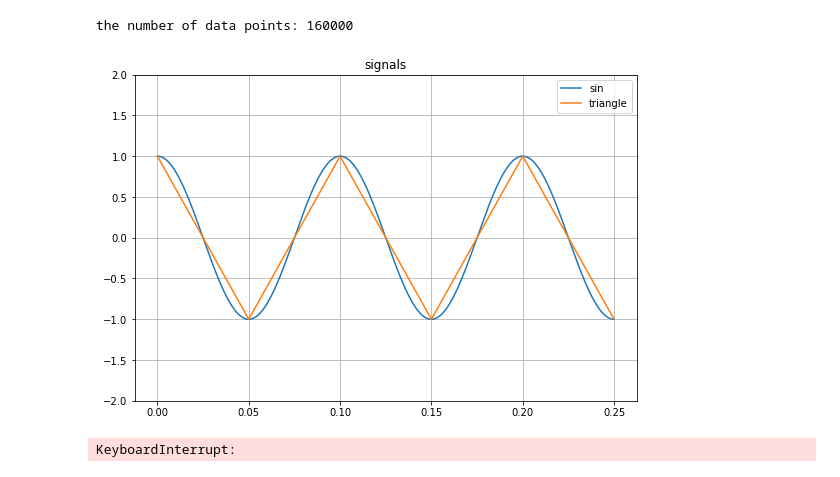
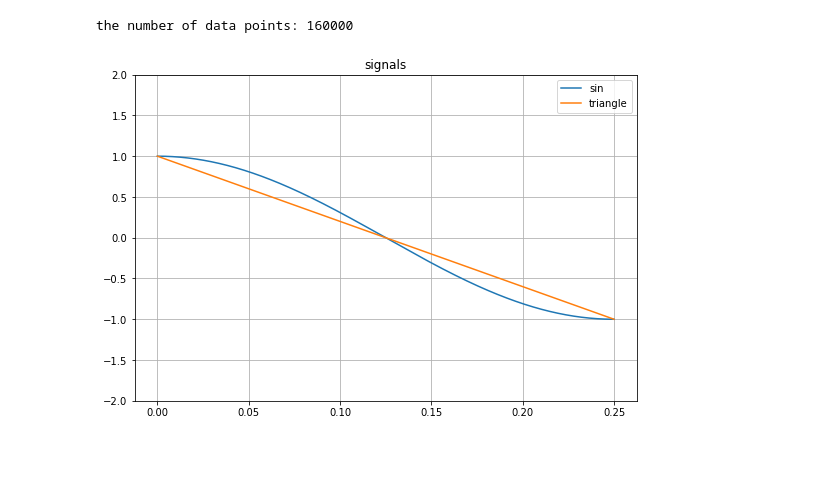
Before and after one commit to cross32768/WaveCycleGAN_experiment, a Jupyter notebook: WaveCycleGAN.ipynb, the cells around one changed output. Cells and saved outputs as stored; diff of their text form; code cells hidden in the pictures.

```diff
--- a/WaveCycleGAN.ipynb
+++ b/WaveCycleGAN.ipynb
@@ -13,26 +13,26 @@ import tensorboardX as tbx
 # %%
 # 学習に使う人工データの生成
 sampling_rate = 16000  # サンプリング周波数 [Hz]
 len_seconds = 10  # データの波形の秒数 [s]
-f_original = 10  # データの波形の周波数
+f_original = 2  # データの波形の周波数
 t = np.arange(0, len_seconds, 1 / sampling_rate)  # サンプリング点
 x_signal = np.cos(2 * np.pi * f_original * t).astype(np.float32)  # 正弦波の生成
 y_signal = np.array(sawtooth(2 * np.pi * f_original * t + np.pi, 0.5)).astype(np.float32)  # 三角波の生成
 print('the number of data points:', len(x_signal))
 
 # 原信号を描画する
 %matplotlib inline
 plt.figure(figsize = (9, 6))
 plt.plot(t[:4000], x_signal[:4000], label='sin')
 plt.plot(t[:4000], y_signal[:4000], label='triangle')
 plt.title('signals')
 plt.ylim([-2.0, 2.0])
 plt.grid()
 plt.legend()
 plt.show()
 # %% [output]
 the number of data points: 160000
-[figure, old version]
+[figure, new version]
 # %%
 class UnpairedWaveDataset(Dataset):
     def __init__(self, x, y, length, sync, transform=None):
@@ -226,18 +226,16 @@ def train(data_loader):
 
     return loss_overall, losses_overall, losses_adv
 # %%
-n_epochs = 5
+n_epochs = 50
 writer = tbx.SummaryWriter('./log/exp-1')
 
 for epoch in range(n_epochs):
     loss_overall, losses_overall, losses_adv = train(train_loader)
-    writer.add_scalar('overall loss', loss_overall)
-    writer.add_scalar('overall details/adversarial loss', losses_overall[0])
-    writer.add_scalar('overall details/cycle consistency loss', losses_overall[1])
-    writer.add_scalar('overall details/identity mapping loss', losses_overall[2])
-    writer.add_scalar('adversarial details/generator loss', losses_adv[0])
-    writer.add_scalar('adversarial details/discriminator loss', losses_adv[1])
+    writer.add_scalar('overall loss', loss_overall, epoch)
+    writer.add_scalar('overall details/adversarial loss', losses_overall[0], epoch)
+    writer.add_scalar('overall details/cycle consistency loss', losses_overall[1], epoch)
+    writer.add_scalar('overall details/identity mapping loss', losses_overall[2], epoch)
+    writer.add_scalar('adversarial details/generator loss', losses_adv[0], epoch)
+    writer.add_scalar('adversarial details/discriminator loss', losses_adv[1], epoch)
 
 writer.close()
-# %% [output]
-KeyboardInterrupt:
```
Also changed, not shown: parts of 5 cells of this notebook.
